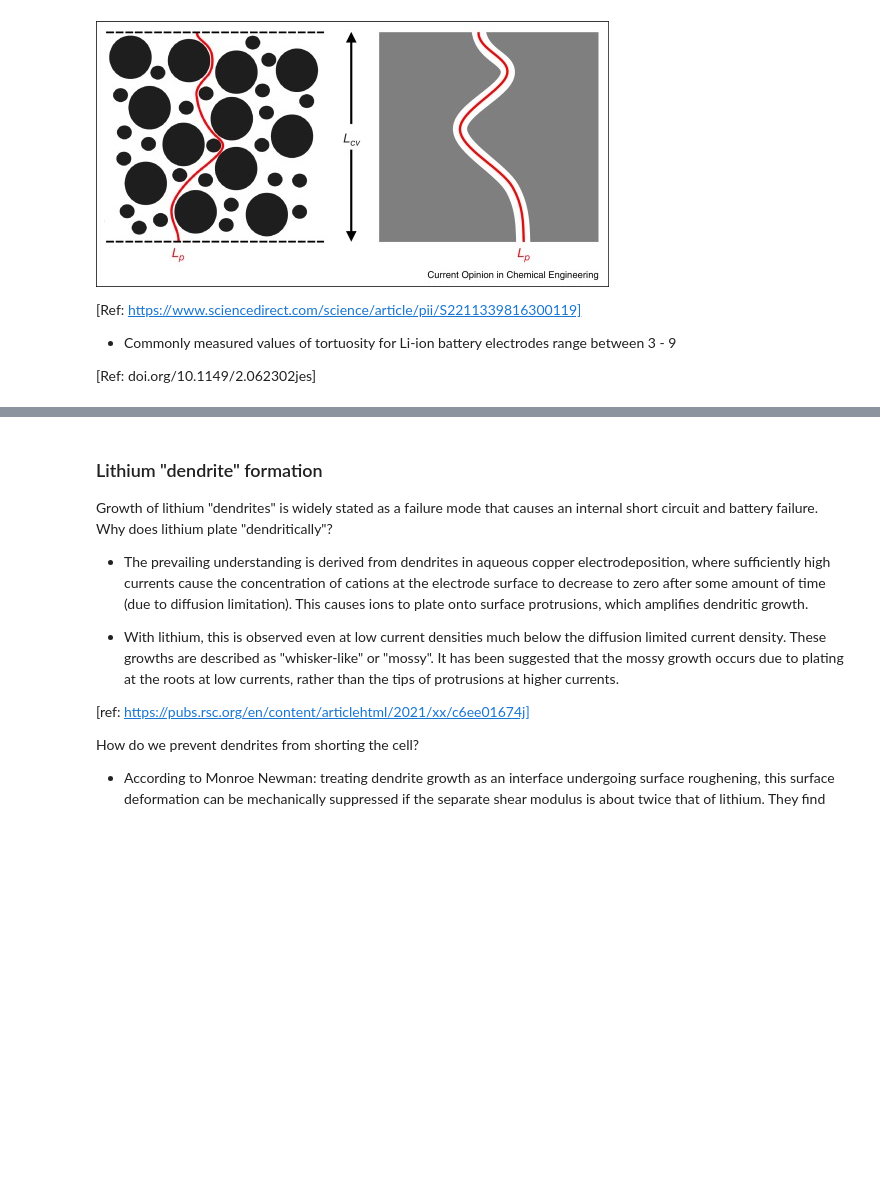
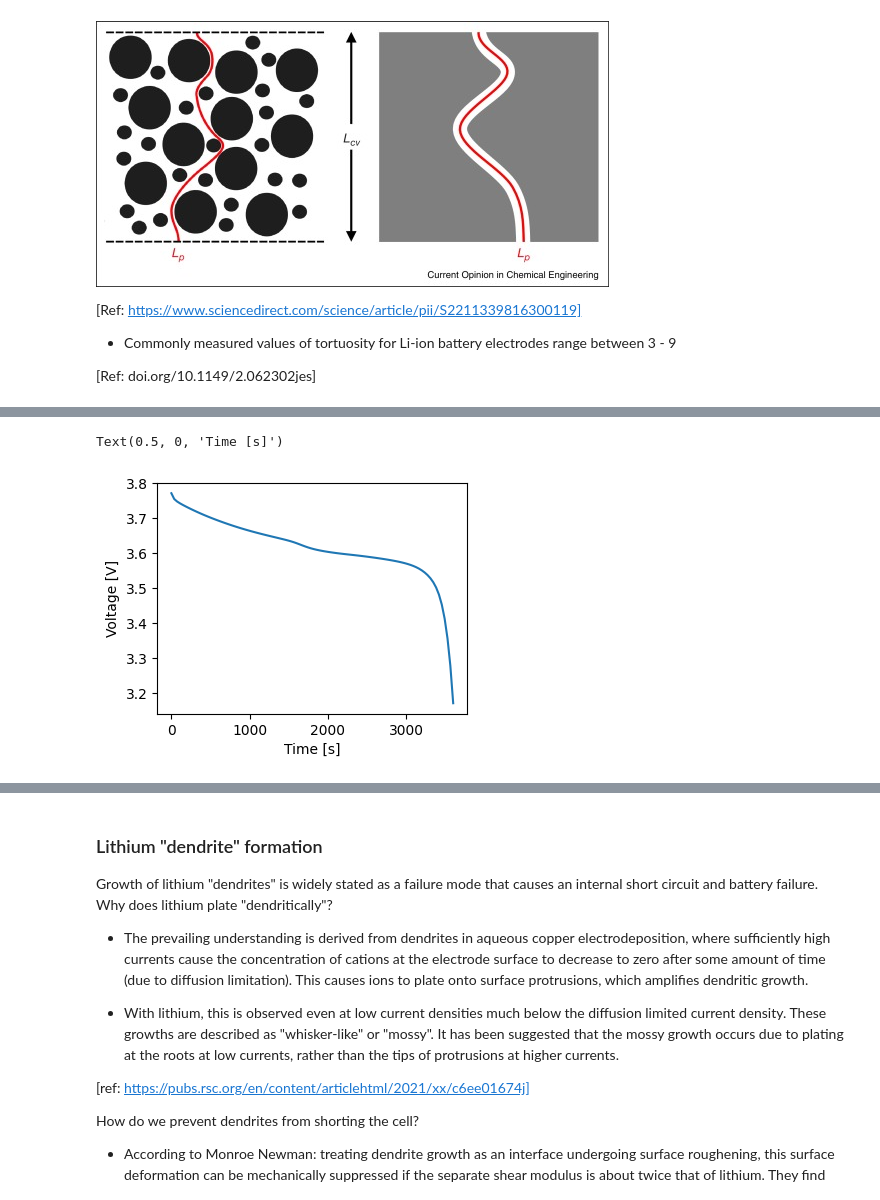
Before and after one commit to wesleykchang/Spring-2024-MEMT680, a Jupyter notebook: Spring 2024 MEMT680/Session-3.ipynb, the cells around one changed output, grey strips where cells are left out. Cells and saved outputs as stored; diff of their text form; code cells hidden in the pictures; blank space fills up the shorter version.

```diff
--- a/Spring 2024 MEMT680/Session-3.ipynb
+++ b/Spring 2024 MEMT680/Session-3.ipynb
@@ -208,0 +219,8 @@ PyBAMM is a modern day implementation: https://colab.research.google.com/drive/1
+# %%
+### Run default PyBaMM DFN model
+
+model = pybamm.lithium_ion.DFN()
+sim = pybamm.Simulation(model)
+sim.solve([0, 3600])
+solution = sim.solution
+sim.plot()
@@ -208,0 +255,16 @@ PyBAMM is a modern day implementation: https://colab.research.google.com/drive/1
+# %%
+## Voltage vs time ===================================================================
+x = solution['Time [s]'].entries # time [s]
+y = solution["Battery voltage [V]"].entries #voltage [V]
+xlabel = 'Time [s]'
+ylabel = 'Voltage [V]'
+
+#Plotting
+fig=plt.figure(dpi=100,figsize=(4,3))
+ax=fig.add_subplot(111)
+ax.plot(x,y)
+ax.set_ylabel(ylabel)
+ax.set_xlabel(xlabel)
+# %% [output]
+Text(0.5, 0, 'Time [s]')
+[figure, added]
```
Also changed, not shown: parts of 8 cells of this notebook.
